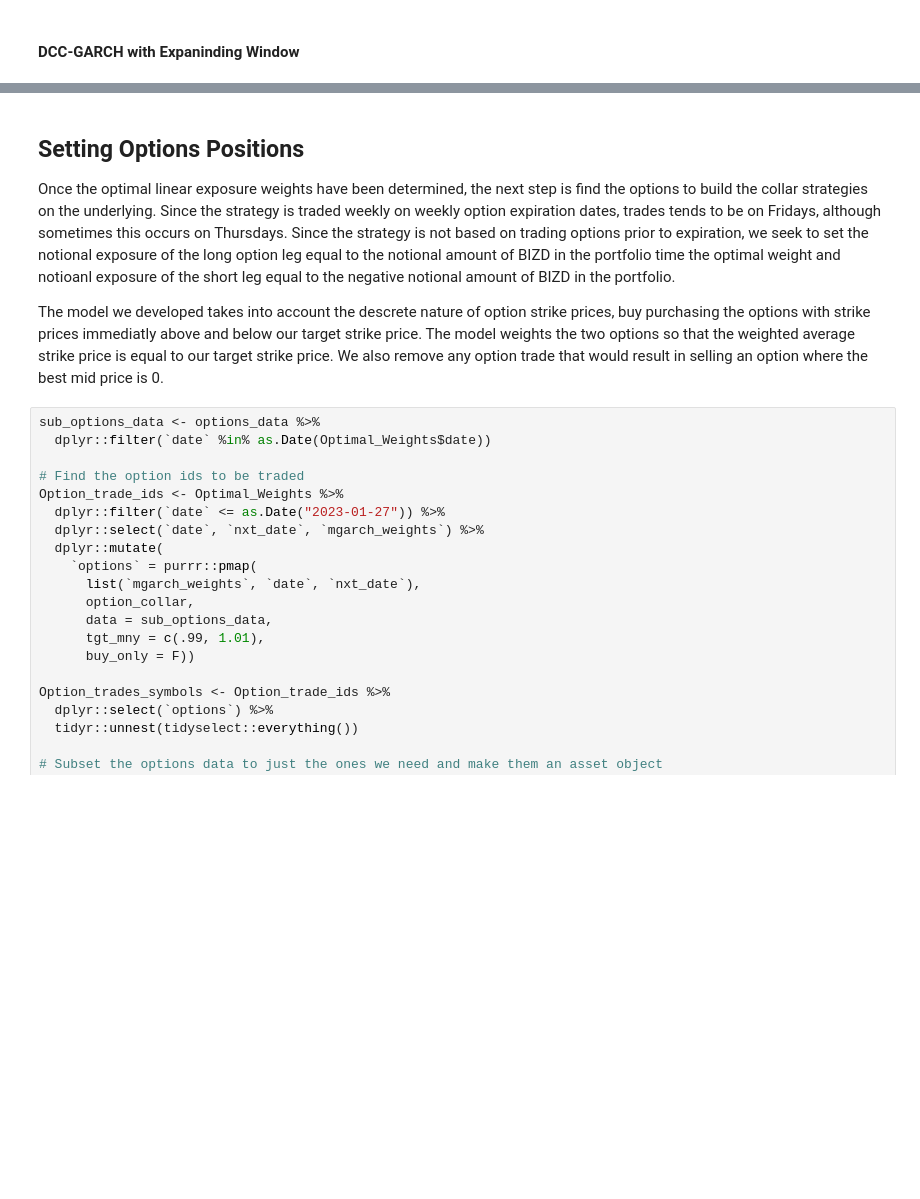
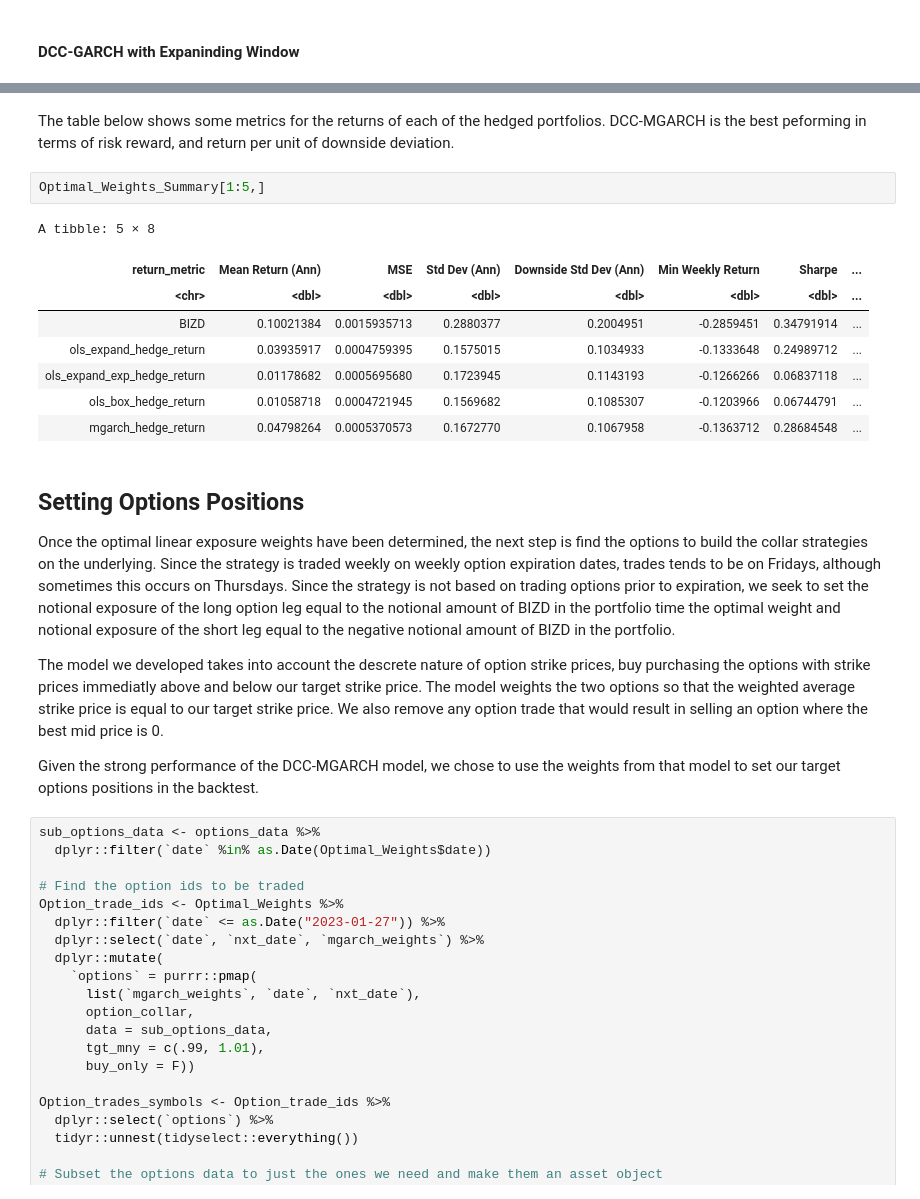
Before and after one commit to twood886/FINM33150_Quant_Trading_Project, a Jupyter notebook: Popat_Weekes_Wood_FINM33150_FinalProject.ipynb, the cells around one changed output, grey strips where cells are left out. Cells and saved outputs as stored; diff of their text form; blank space fills up the shorter version.

```diff
--- a/Popat_Weekes_Wood_FINM33150_FinalProject.ipynb
+++ b/Popat_Weekes_Wood_FINM33150_FinalProject.ipynb
@@ -633,8 +598,23 @@ where $ R_{Asset[t-51:t]}$ is the weekly returns of asset from time $ t-51$ to n
+# %% [markdown]
+The table below shows some metrics for the returns of each of the hedged portfolios. DCC-MGARCH is the best peforming in terms of risk reward, and return per unit of downside deviation.
+# %%
+Optimal_Weights_Summary[1:5,]
+# %% [output]
+A tibble: 5 × 8
+| return_metric | Mean Return (Ann) | MSE | Std Dev (Ann) | Downside Std Dev (Ann) | Min Weekly Return | Sharpe | ... |
+| <chr> | <dbl> | <dbl> | <dbl> | <dbl> | <dbl> | <dbl> | ... |
+| BIZD | 0.10021384 | 0.0015935713 | 0.2880377 | 0.2004951 | -0.2859451 | 0.34791914 | ... |
+| ols_expand_hedge_return | 0.03935917 | 0.0004759395 | 0.1575015 | 0.1034933 | -0.1333648 | 0.24989712 | ... |
+| ols_expand_exp_hedge_return | 0.01178682 | 0.0005695680 | 0.1723945 | 0.1143193 | -0.1266266 | 0.06837118 | ... |
+| ols_box_hedge_return | 0.01058718 | 0.0004721945 | 0.1569682 | 0.1085307 | -0.1203966 | 0.06744791 | ... |
+| mgarch_hedge_return | 0.04798264 | 0.0005370573 | 0.1672770 | 0.1067958 | -0.1363712 | 0.28684548 | ... |
 # %% [markdown]
 ## Setting Options Positions
-Once the optimal linear exposure weights have been determined, the next step is find the options to build the collar strategies on the underlying. Since the strategy is traded weekly on weekly option expiration dates, trades tends to be on Fridays, although sometimes this occurs on Thursdays. Since the strategy is not based on trading options prior to expiration, we seek to set the notional exposure of the long option leg equal to the notional amount of BIZD in the portfolio time the optimal weight and notioanl exposure of the short leg equal to the negative notional amount of BIZD in the portfolio.
+Once the optimal linear exposure weights have been determined, the next step is find the options to build the collar strategies on the underlying. Since the strategy is traded weekly on weekly option expiration dates, trades tends to be on Fridays, although sometimes this occurs on Thursdays. Since the strategy is not based on trading options prior to expiration, we seek to set the notional exposure of the long option leg equal to the notional amount of BIZD in the portfolio time the optimal weight and notional exposure of the short leg equal to the negative notional amount of BIZD in the portfolio.
 
 The model we developed takes into account the descrete nature of option strike prices, buy purchasing the options with strike prices immediatly above and below our target strike price. The model weights the two options so that the weighted average strike price is equal to our target strike price. We also remove any option trade that would result in selling an option where the best mid price is 0.
+
+Given the strong performance of the DCC-MGARCH model, we chose to use the weights from that model to set our target options positions in the backtest.
 # %%
 sub_options_data <- options_data %>%
   dplyr::filter(`date` %in% as.Date(Optimal_Weights$date))
```
Also changed, not shown: parts of 21 cells of this notebook, 1 other file.
